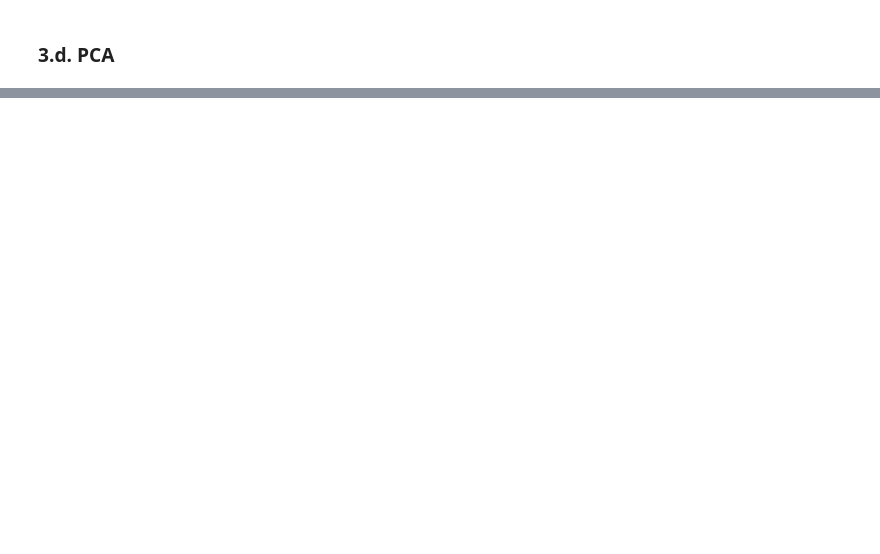
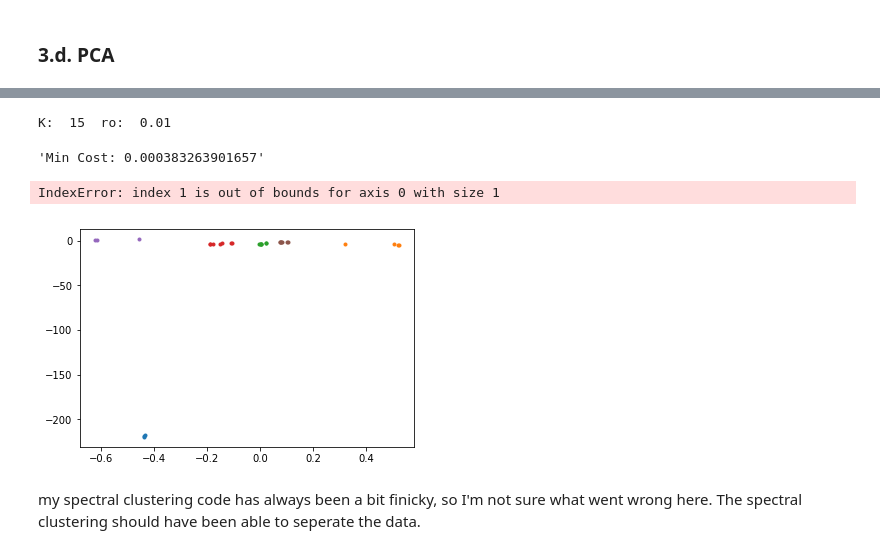
Before and after one commit to Sneezembop/MachineLearning-CS-6140, a Jupyter notebook: Assignment4/Assignment 4.ipynb, the cells around one changed output, grey strips where cells are left out. Saved outputs shown, nothing was run; the diff lists cells and outputs as text; code cells hidden in the pictures; blank space fills up the shorter version.

```diff
--- a/Assignment4/Assignment 4.ipynb
+++ b/Assignment4/Assignment 4.ipynb
@@ -729,0 +974,24 @@ TypeError: unorderable types: complex() >= int()
+# %%
+X,Y = Data_Flattener(Y_train, 340)
+
+K = 15
+ro = 0.01
+
+print("K: ", K, " ro: ", ro)
+W = buildWMatrix(X,K, ro)
+W = np.mat(W)
+
+Clusters =spectralCluster(W,X.T, 10)
+
+for i in range(len(Clusters)):
+    Clusters[i] = KPCA(Clusters[i],2)
+
+for i in range(len(Clusters)):
+    plt.plot(Clusters[i][0].T, Clusters[i][1].T, '.')
+# %% [output]
+K:  15  ro:  0.01
+'Min Cost: 0.000383263901657'
+IndexError: index 1 is out of bounds for axis 0 with size 1
+[figure, added]
+# %% [markdown]
+my spectral clustering code has always been a bit finicky, so I'm not sure what went wrong here.  The spectral clustering should have been able to seperate the data.
```
Also changed, not shown: parts of 20 cells of this notebook, 5 other files.
